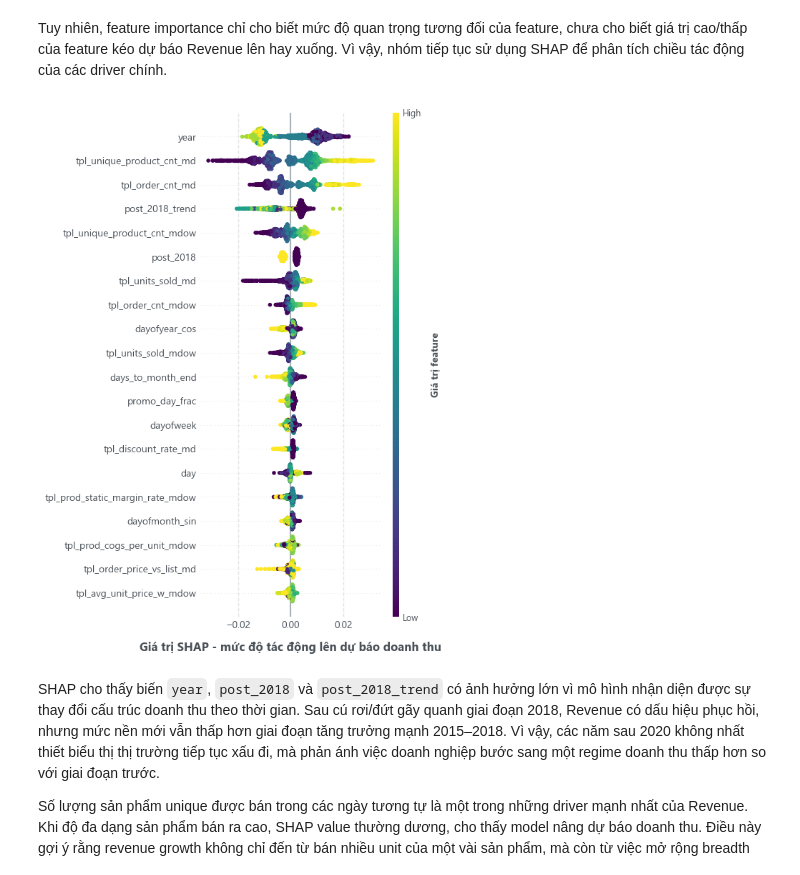
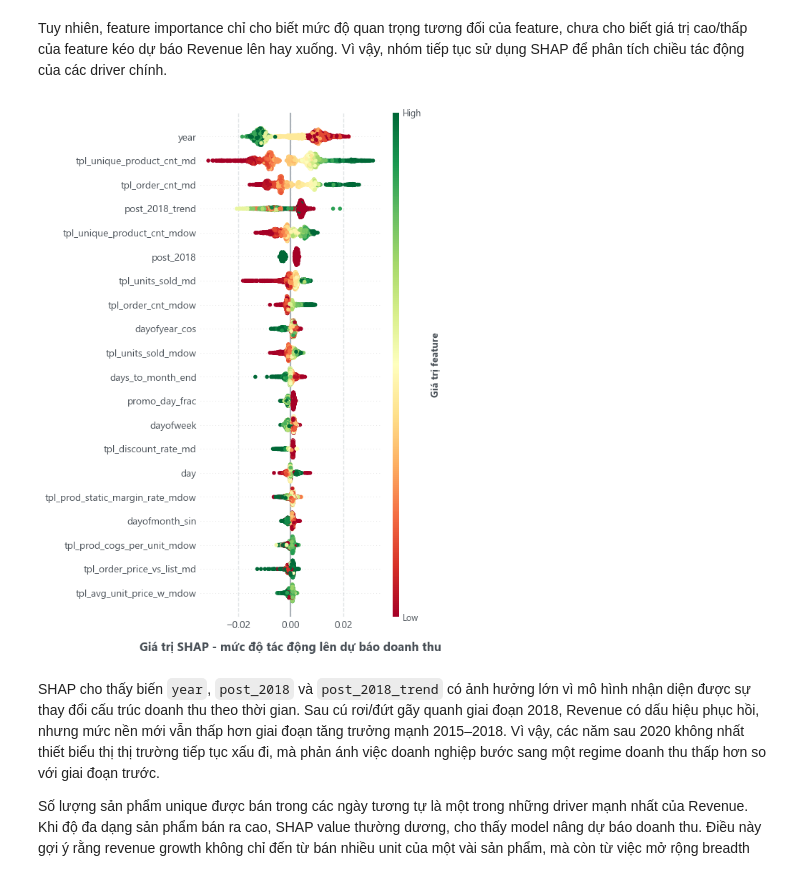
Before and after one commit to olweny06/Datathon-BIUS, a Jupyter notebook: notebooks/forecast.ipynb, the cells around one changed output. Saved outputs shown, nothing was run; the diff lists cells and outputs as text; code cells hidden in the pictures.

```diff
--- a/notebooks/forecast.ipynb
+++ b/notebooks/forecast.ipynb
@@ -2212,12 +1920,8 @@ X_shap_sample = X_shap.sample(sample_size, random_state=42)
 explainer = shap.TreeExplainer(final_model.model_)
 shap_values = explainer.shap_values(X_shap_sample)
 # %%
-import matplotlib.pyplot as plt
-import seaborn as sns
 
-# =========================================================
-# STYLE ROI + SHAP MAGMA COLORMAP
-# =========================================================
+
 
 sns.set_theme(style="white", font_scale=1.05)
 
@@ -2231,16 +1935,13 @@ GRID_COLOR = "#ADB5BD"
 TEXT_COLOR = "#212529"
 SUBTEXT_COLOR = "#495057"
 
-# =========================================================
-# SHAP SUMMARY PLOT - ROI STYLE + MAGMA
-# =========================================================
 
 shap.summary_plot(
     shap_values,
     X_shap_sample,
     max_display=20,
     plot_size=(6, 8),
-    cmap=plt.get_cmap("viridis"),
+    cmap=plt.get_cmap("RdYlGn"),
     show=False
 )
 
@@ -2251,7 +1952,6 @@ fig.set_size_inches(6, 8)
 fig.patch.set_facecolor("white")
 ax.set_facecolor("white")
 
-# Grid nhẹ giống style ROI
 ax.xaxis.grid(
     True,
     linestyle="--",
@@ -2287,34 +1987,34 @@ ax.set_xlabel(
 # Đường tham chiếu SHAP = 0
 ax.axvline(
     0,
     color=GRID_COLOR,
     linewidth=1.2,
     linestyle="-",
     zorder=1
 )
 
 # Chỉnh colorbar
 for extra_ax in fig.axes:
     if extra_ax is not ax:
         extra_ax.tick_params(
             length=0,
             labelcolor=SUBTEXT_COLOR,
             labelsize=9
         )
 
         extra_ax.set_ylabel(
             "Giá trị feature",
             fontsize=10,
             fontweight="bold",
             color=SUBTEXT_COLOR,
             labelpad=10
         )
 
 plt.tight_layout()
 
 plt.show()
 # %% [output]
-[figure, old version]
+[figure, new version]
 # %% [markdown]
 SHAP cho thấy biến `year`, `post_2018` và `post_2018_trend` có ảnh hưởng lớn vì mô hình nhận diện được sự thay đổi cấu trúc doanh thu theo thời gian. Sau cú rơi/đứt gãy quanh giai đoạn 2018, Revenue có dấu hiệu phục hồi, nhưng mức nền mới vẫn thấp hơn giai đoạn tăng trưởng mạnh 2015–2018. Vì vậy, các năm sau 2020 không nhất thiết biểu thị thị trường tiếp tục xấu đi, mà phản ánh việc doanh nghiệp bước sang một regime doanh thu thấp hơn so với giai đoạn trước.
 
```
Also changed, not shown: parts of 16 cells of this notebook.
